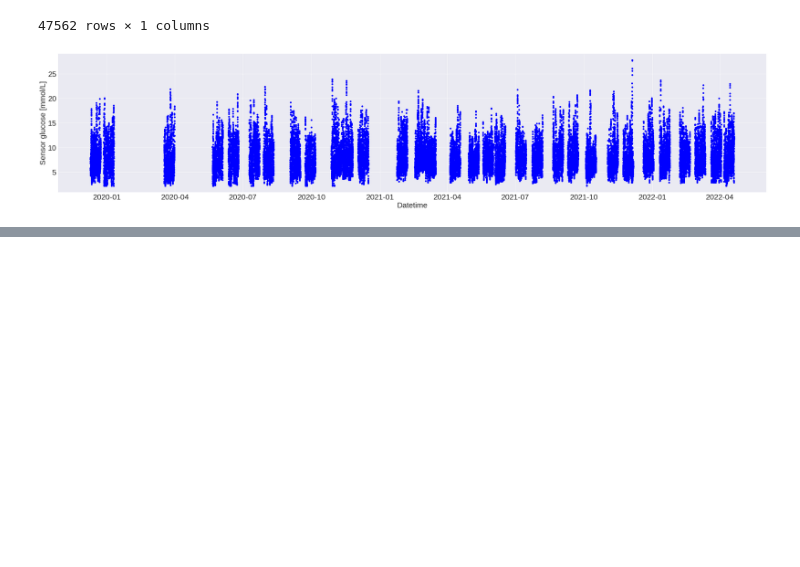
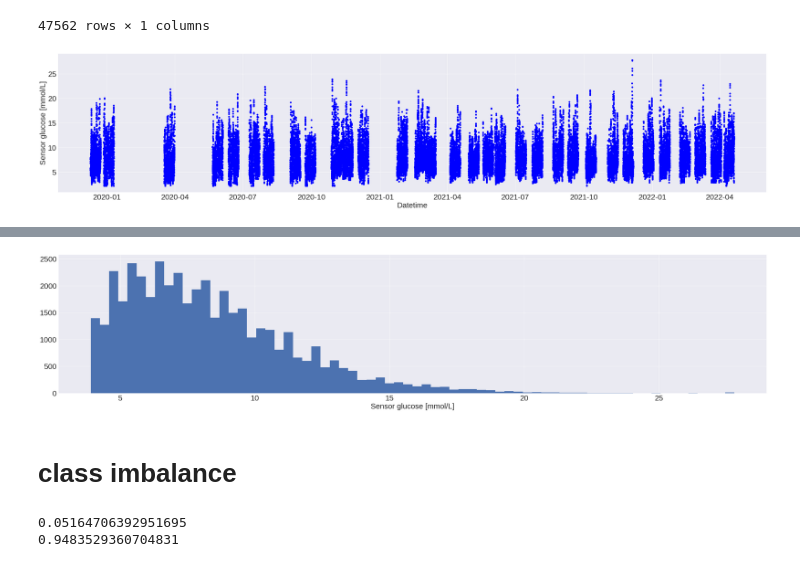
Before and after one commit to sdysch/diabetes-ml, a Jupyter notebook: hypo_prediction.ipynb, the cells around one changed output, grey strips where cells are left out. Cells and saved outputs as stored; diff of their text form; code cells hidden in the pictures; blank space fills up the shorter version.

```diff
--- a/hypo_prediction.ipynb
+++ b/hypo_prediction.ipynb
@@ -62,0 +82,16 @@ ax.tick_params(axis='y', labelsize=30)
+# %%
+fig, ax = plt.subplots(1, 1, figsize=(50, 10))
+ax.hist(data['Libre glucose mmol/L'][data['is_hypo'] == 0], bins=70)
+ax.set_xlabel('Sensor glucose [mmol/L]', fontsize=30)
+ax.tick_params(axis='x', labelsize=30)
+ax.tick_params(axis='y', labelsize=30)
+# %% [output]
+[figure, added]
+# %% [markdown]
+# class imbalance
+# %%
+print(len(data[data['is_hypo'] == 1]) / len(data))
+print(len(data[data['is_hypo'] == 0]) / len(data))
+# %% [output]
+0.05164706392951695
+0.9483529360704831
```
Also changed, not shown: parts of 3 cells of this notebook.
